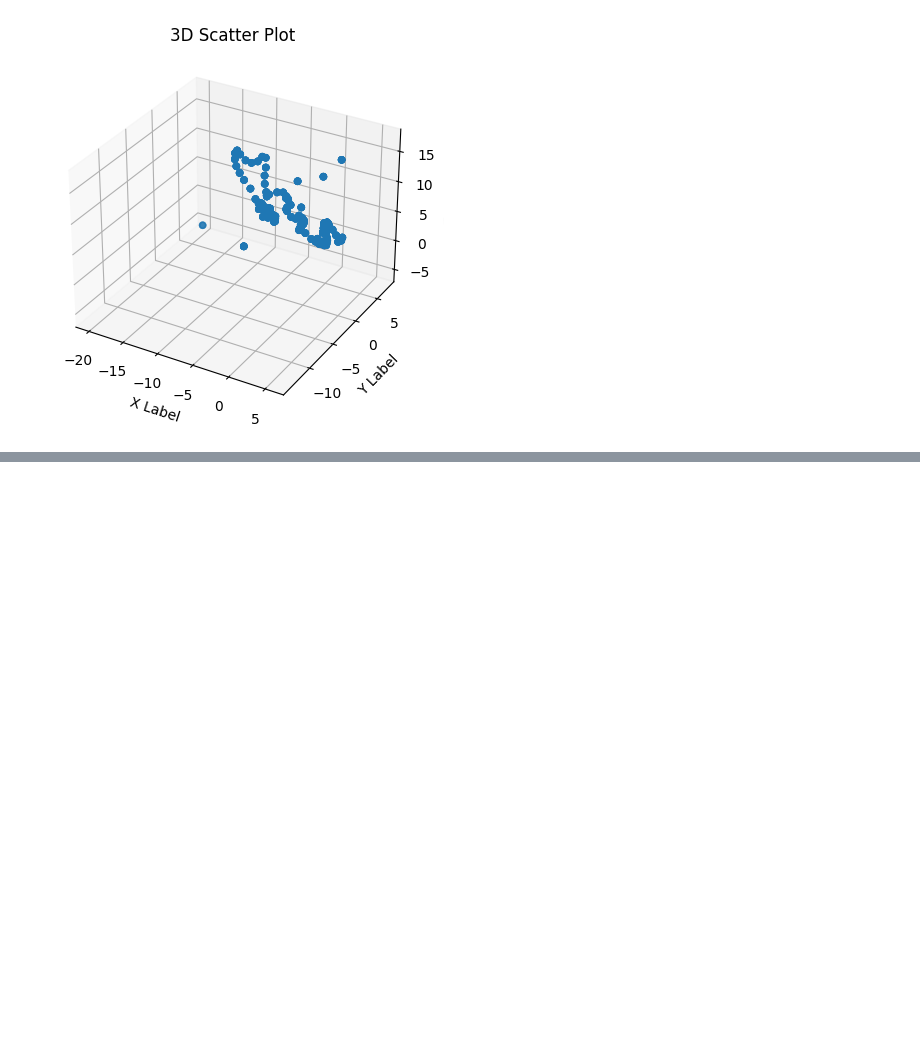
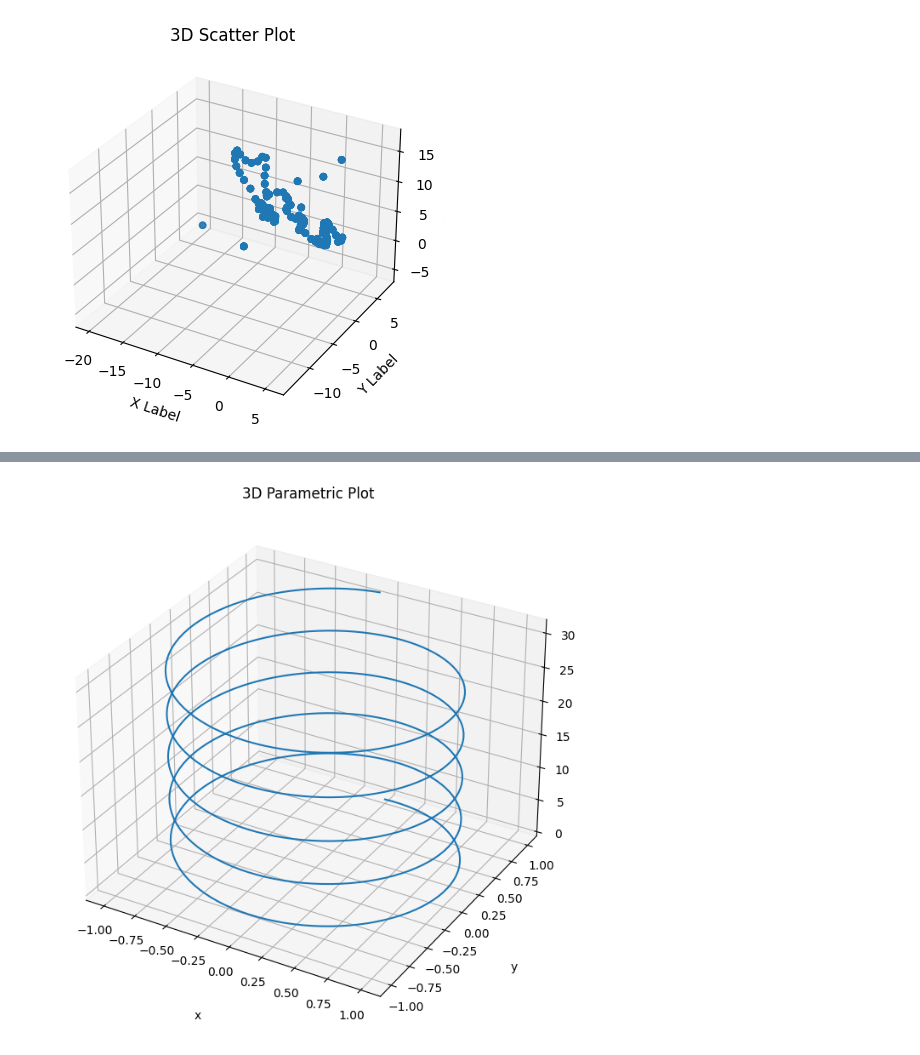
Before and after one commit to Rahul2003s/Air_writing, a Jupyter notebook: test1.ipynb, the cells around one changed output, grey strips where cells are left out. Cells and saved outputs as stored; diff of their text form; code cells hidden in the pictures; blank space fills up the shorter version.

```diff
--- a/test1.ipynb
+++ b/test1.ipynb
@@ -62,0 +60,19 @@ plt.show()
+# %%
+fig = plt.figure(figsize = (8,8))
+ax = plt.axes(projection='3d')
+ax.grid()
+t = np.arange(0, 10*np.pi, np.pi/50)
+x = np.sin(t)
+y = np.cos(t)
+
+ax.plot3D(x, y, t)
+ax.set_title('3D Parametric Plot')
+
+# Set axes label
+ax.set_xlabel('x', labelpad=20)
+ax.set_ylabel('y', labelpad=20)
+ax.set_zlabel('t', labelpad=20)
+
+plt.show()
+# %% [output]
+[figure, added]
```
Also changed, not shown: parts of 2 cells of this notebook, 1 other file.
